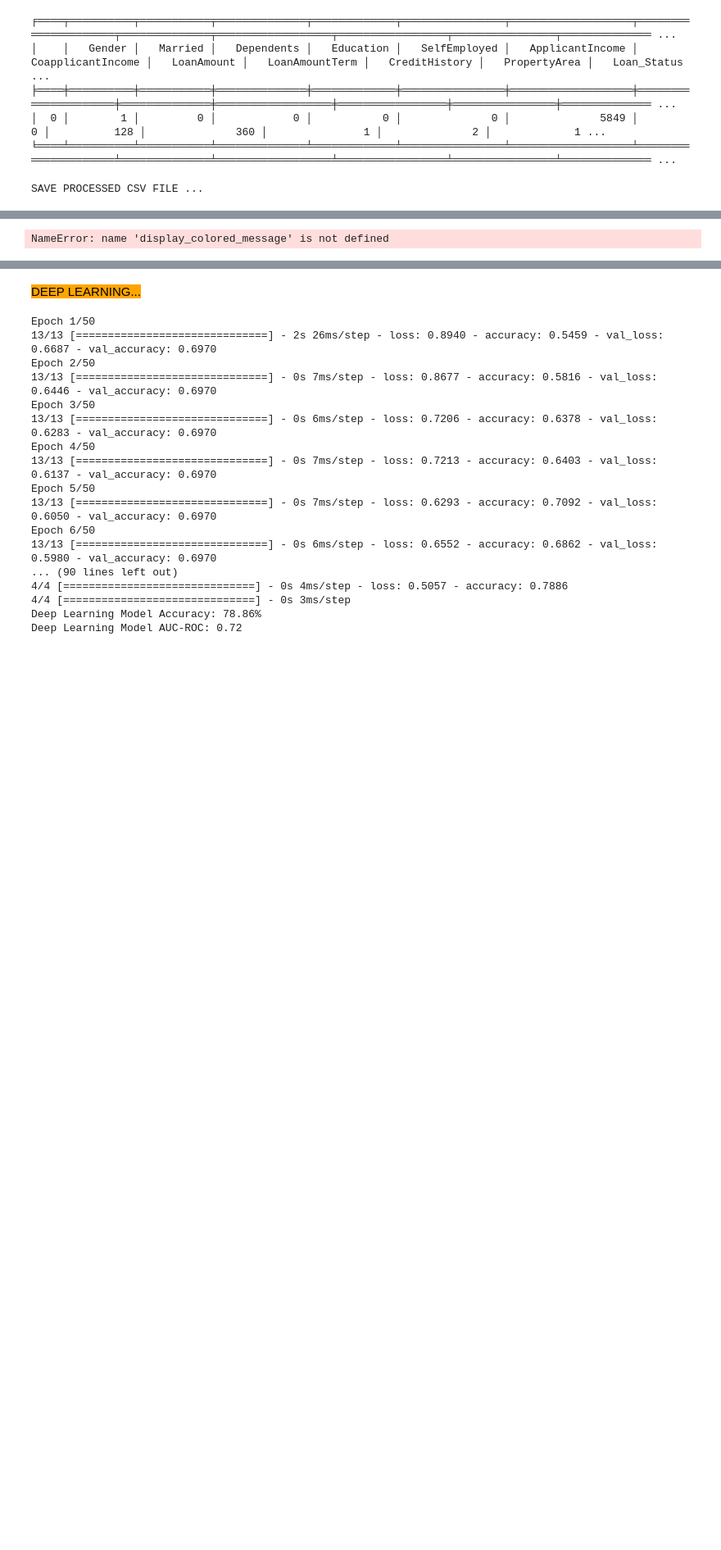
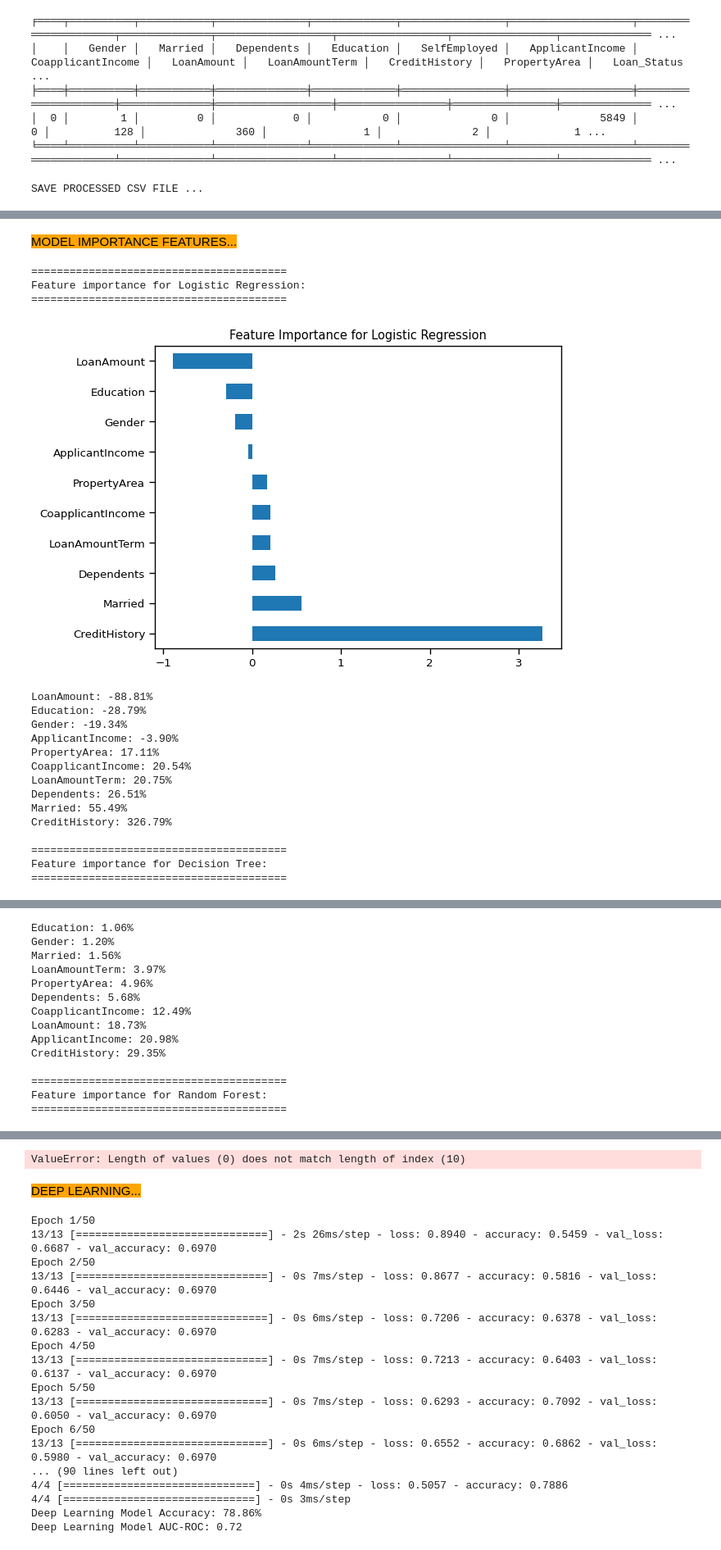
Before and after one commit to jawdatmerhy/public, a Jupyter notebook: LoanApproval.ipynb, the cells around one changed output, grey strips where cells are left out. Shown at 82% size. Drawn from its saved outputs; the diff is of its cells as text; code cells hidden in the pictures; blank space fills up the shorter version.

```diff
--- a/LoanApproval.ipynb
+++ b/LoanApproval.ipynb
@@ -1567,4 +1622,7 @@ MODEL PERFORMANCE PARALLEL COORDINATES...
 # %%
+##############################################
+display_colored_message("MODEL TEST...")
+
 # Given DataFrame
 teamData = pd.DataFrame({
     'Loan_ID': ['1', '2', '3'],
@@ -1584,7 +1642,7 @@ teamData = pd.DataFrame({
 print(colored(tabulate(teamData.head(5), headers='keys', tablefmt='fancy_grid'), 'cyan'))
 teamData = teamData.drop(columns=['Loan_ID'])
 teamData = teamData.drop(columns=['SelfEmployed'])
-#teamData = teamData.drop(columns=['ApplicantIncome'])
+teamData = teamData.drop(columns=['Gender'])
 
 #df_train = df_train.drop(columns=['Loan_Status'])
 #print(colored(tabulate(df_train.head(5), headers='keys', tablefmt='fancy_grid'), 'cyan'))
@@ -1597,20 +1655,25 @@ print(scaled_team_data)
 
 # Assuming you have trained your models list previously
 
-# Find BernoulliNB model in the models list
-bernoulli_nb_model = None
+#"Logistic Regression" "Decision Tree" "Random Forest" "K Nearest Neighbors" "Naive Bayes"
+#"SVM" "BernoulliNB" "MLPClassifier" "XG Boost"
+
+MODEL_SELECTED = "MLPClassifier"
+
+# Find Best model in the models list
+best_model = None
 for name, model in models:
-    if name == "BernoulliNB":
-        bernoulli_nb_model = model
+    if name == MODEL_SELECTED:
+        best_model = model
         break
 
-# Check if BernoulliNB model is found
-if bernoulli_nb_model is not None:
+# Check if best_model model is found
+if best_model is not None:
     # Assuming you have your data for prediction stored in X_pred
-    # Make predictions using BernoulliNB model
-    predictions = bernoulli_nb_model.predict(scaled_team_data)
-    # Now you have predictions using BernoulliNB model
-    print(predictions)
+    # Make predictions using best_model model
+    predictions = best_model.predict(scaled_team_data)
+    # Now you have predictions using best_model model
+    print(f"{MODEL_SELECTED} prediction:", predictions)
 else:
-    print("BernoulliNB model not found in the models list.")
+    print(f"{MODEL_SELECTED} model not found in the models list.")
 # %% [output]
@@ -1638,33 +1702,57 @@ display_colored_message("MODEL IMPORTANCE FEATURES...")
 
 #feature_labels = np.array(['Gender', 'Married', 'Dependents', 'Education', 'SelfEmployed',
 #                           'ApplicantIncome', 'CoapplicantIncome', 'LoanAmount',
 #         'LoanAmountTerm', 'PropertyArea', 'CreditHistory'])
 
 # Get feature labels from DataFrame columns (excluding the last column)
-feature_labels = df.columns[:-1].values
+feature_labels = df_train.columns[:-1].values
 
 # Function to display feature importance
 def display_feature_importance(model, model_name, feature_labels):
     if hasattr(model, "feature_importances_"):
         importance = model.feature_importances_
     elif hasattr(model, "coef_"):
         importance = model.coef_[0]
     else:
         importance = []
+    print(f"\033[1m\033[34m{'='*40}\nFeature importance for {model_name}:\n{'='*40}\033[0m")
+    # Creating a series for feature importances
+    feat_importances = pd.Series(importance, index=feature_labels)
+    feat_importances.nlargest(12).plot(kind='barh')
+    plt.title(f"Feature Importance for {model_name}")
+    plt.show()
 
     feature_indexes_by_importance = importance.argsort()
-    print(f"\033[1m\033[34m{'='*40}\nFeature importance for {model_name}:\n{'='*40}\033[0m")
+
     for index in feature_indexes_by_importance:
         importance_percentage = importance[index] * 100.0
         feature_name = feature_labels[index]
         color_code = '\033[32m' if importance_percentage > 10 else '\033[33m' if importance_percentage > 5 else '\033[0m'
         print(f"{color_code}{feature_name}: {importance_percentage:.2f}%\033[0m")
     print()
 
 
 # Display feature importance for applicable models
 for i in range(len(models)):
     name, model_instance = models[i]
     display_feature_importance(model_instance, name, feature_labels)
 # %% [output]
+MODEL IMPORTANCE FEATURES...
-NameError: name 'display_colored_message' is not defined
+========================================
+Feature importance for Logistic Regression:
+========================================
+[figure, added]
+LoanAmount: -88.81%
+Education: -28.79%
+Gender: -19.34%
+ApplicantIncome: -3.90%
+PropertyArea: 17.11%
+CoapplicantIncome: 20.54%
+LoanAmountTerm: 20.75%
+Dependents: 26.51%
+Married: 55.49%
+CreditHistory: 326.79%
+
+========================================
+Feature importance for Decision Tree:
+========================================
@@ -1670,0 +1760,14 @@ NameError: name 'display_colored_message' is not defined
+Education: 1.06%
+Gender: 1.20%
+Married: 1.56%
+LoanAmountTerm: 3.97%
+PropertyArea: 4.96%
+Dependents: 5.68%
+CoapplicantIncome: 12.49%
+LoanAmount: 18.73%
+ApplicantIncome: 20.98%
+CreditHistory: 29.35%
+
+========================================
+Feature importance for Random Forest:
+========================================
@@ -1671,3 +1789,4 @@ NameError: name 'display_colored_message' is not defined
+ValueError: Length of values (0) does not match length of index (10)
 # %%
 ####################################################
 display_colored_message("DEEP LEARNING...")
```
Also changed, not shown: parts of 20 cells of this notebook.
